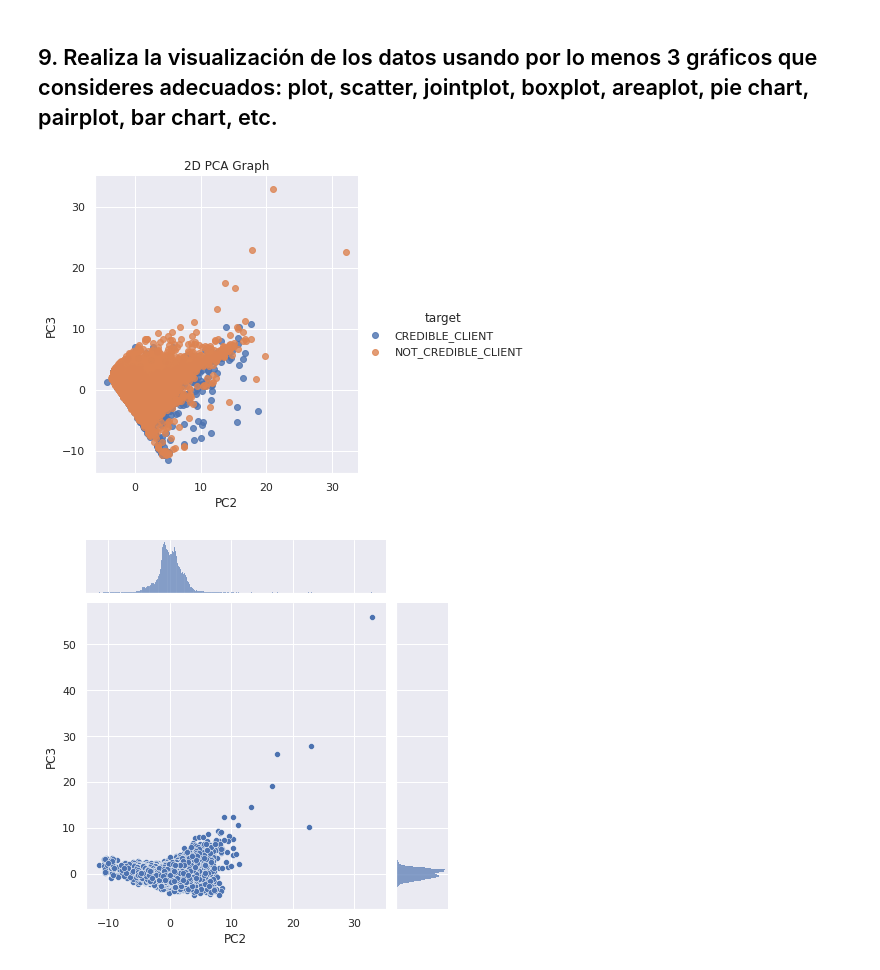
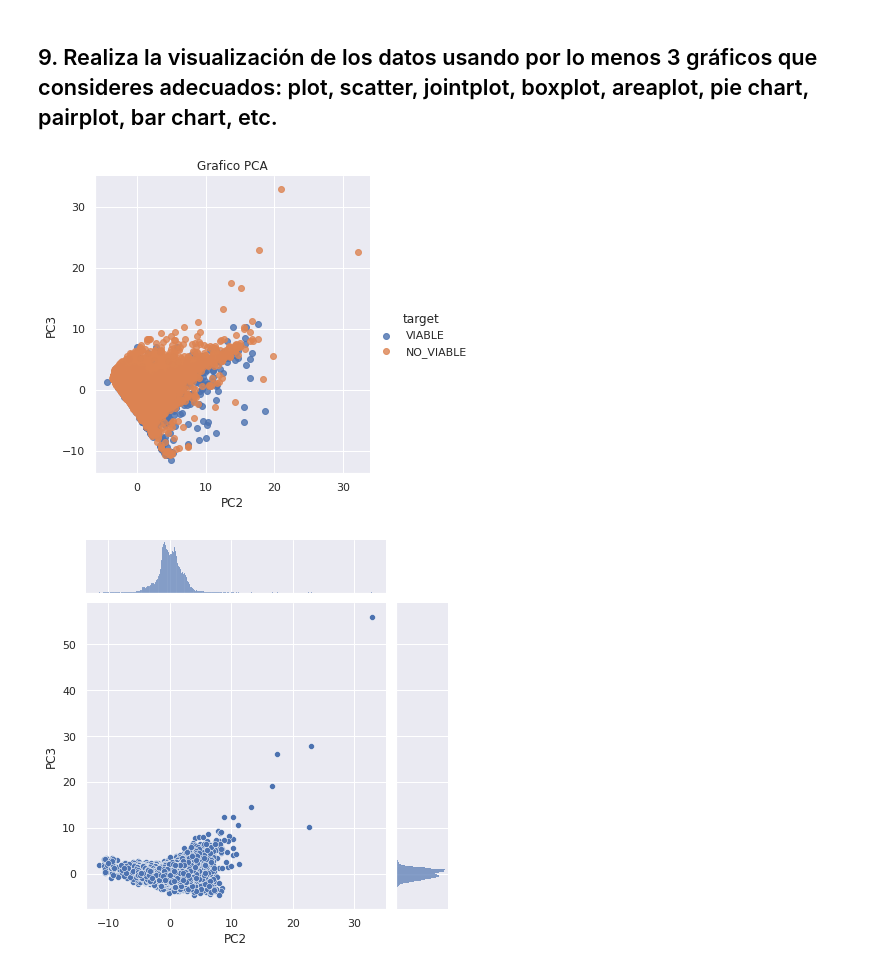
Before and after one commit to PosgradoMNA/actividades-de-aprendizaje-feracor, a Jupyter notebook: A01794022_Actividad_Semanal_6_visualizacion.ipynb, the cells around one changed output. Cells and saved outputs as stored; diff of their text form; code cells hidden in the pictures.

```diff
--- a/A01794022_Actividad_Semanal_6_visualizacion.ipynb
+++ b/A01794022_Actividad_Semanal_6_visualizacion.ipynb
@@ -335,35 +335,35 @@ plt.show()
 # %%
 pca = PCA(n_components=2)
 
 columnas_pca = pca.fit_transform(X_scal)
 
 pca_df = pd.DataFrame(
     data=columnas_pca,
     columns=['PC2', 'PC3'])
 
 target_names = {
-    0.0:'NOT_CREDIBLE_CLIENT',
-    1.0:'CREDIBLE_CLIENT'
+    0.0:'NO_VIABLE',
+    1.0:'VIABLE'
 }
 
 pca_df['target'] = Y
 pca_df['target'] = pca_df['target'].map(target_names)
 
 sns.set()
 
 sns.lmplot(
     x='PC2',
     y='PC3',
     data=pca_df,
     hue='target',
     fit_reg=False,
     legend=True
     )
 
-plt.title('2D PCA Graph')
+plt.title('Grafico PCA')
 plt.show()
 # %% [output]
-[figure, old version]
+[figure, new version]
 # %%
 sns.jointplot(x = "PC2", y = "PC3", kind = "scatter", data = df2_pca)
 plt.show()
```
Also changed, not shown: parts of 3 cells of this notebook.
